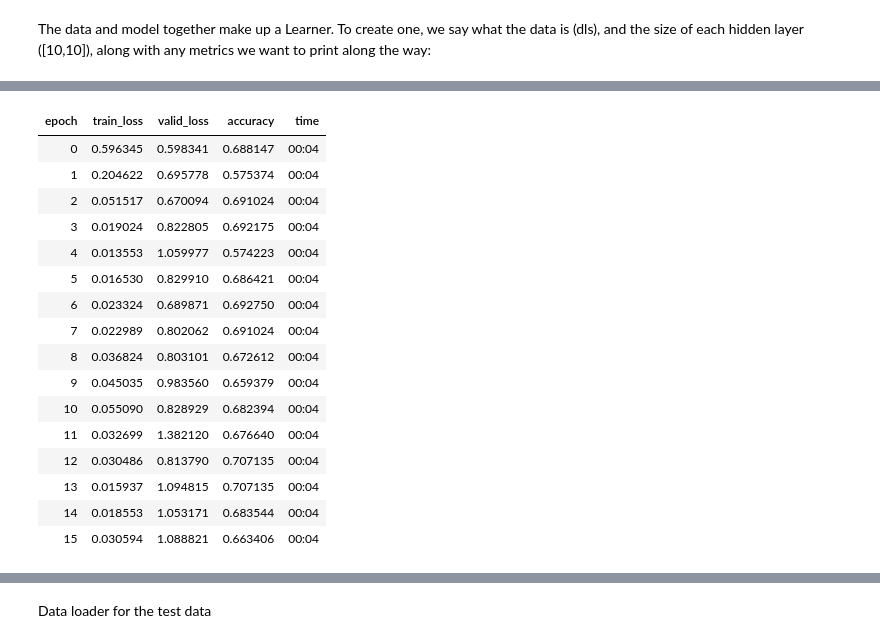
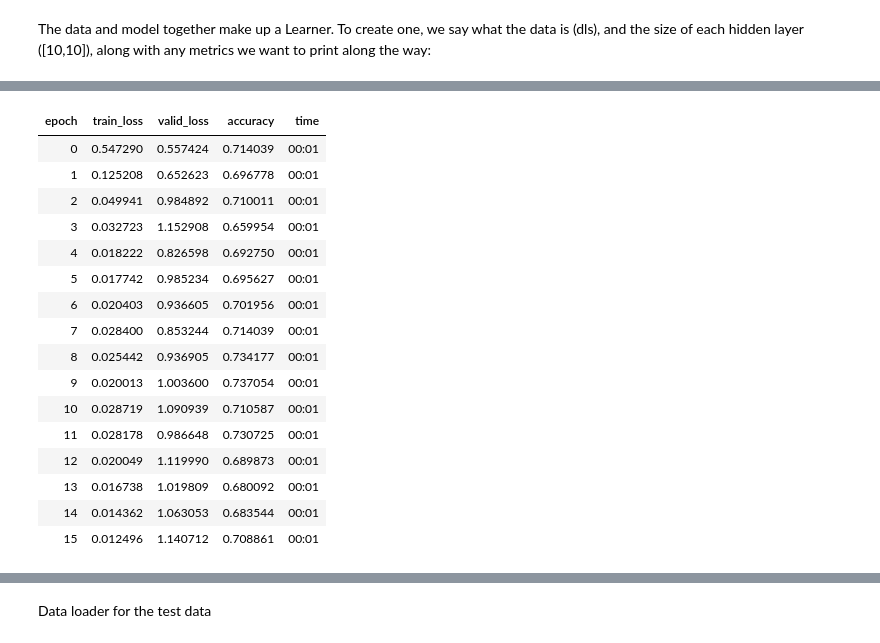
Before and after one commit to nullzero-live/kaggle-projects, a Jupyter notebook: spaceship-titanic-nullzero-fastai-2022.ipynb, the cells around one changed output, grey strips where cells are left out. Saved outputs shown, nothing was run; the diff lists cells and outputs as text; code cells hidden in the pictures.

```diff
--- a/spaceship-titanic-nullzero-fastai-2022.ipynb
+++ b/spaceship-titanic-nullzero-fastai-2022.ipynb
@@ -94,0 +280,35 @@ df_train.head()
+# %%
+# Replace NaN's with outliers for now (so we can split feature)
+df_train['Cabin'].fillna('Z/9999/Z', inplace=True)
+df_test['Cabin'].fillna('Z/9999/Z', inplace=True)
+
+# New features - training set
+df_train['Cabin_deck'] = df_train['Cabin'].apply(lambda x: x.split('/')[0])
+df_test['Cabin_deck'] = df_test['Cabin'].apply(lambda x: x.split('/')[0])
+df_train['Cabin_number'] = df_train['Cabin'].apply(lambda x: x.split('/')[1]).astype(int)
+df_train['Cabin_side'] = df_train['Cabin'].apply(lambda x: x.split('/')[2])
+
+# New features - test set
+df_test['Cabin_deck'] = df_test['Cabin'].apply(lambda x: x.split('/')[0])
+df_test['Cabin_number'] = df_test['Cabin'].apply(lambda x: x.split('/')[1]).astype(int)
+df_test['Cabin_side'] = df_test['Cabin'].apply(lambda x: x.split('/')[2])
+
+# Put Nan's back in (we will fill these later)
+df_train.loc[df_train['Cabin_deck']=='Z', 'Cabin_deck']=np.nan
+df_train.loc[df_train['Cabin_number']==9999, 'Cabin_number']=np.nan
+df_train.loc[df_train['Cabin_side']=='Z', 'Cabin_side']=np.nan
+df_test.loc[df_test['Cabin_deck']=='Z', 'Cabin_deck']=np.nan
+df_test.loc[df_test['Cabin_number']==9999, 'Cabin_number']=np.nan
+df_test.loc[df_test['Cabin_side']=='Z', 'Cabin_side']=np.nan
+
+# Drop Cabin (we don't need it anymore)
+df_train.drop('Cabin', axis=1, inplace=True)
+df_test.drop('Cabin', axis=1, inplace=True)
+
+#df_train['Cabin_deck'].fillnull(np.mean, inplace=True)
+df_train['Cabin_number'].fillna(np.mean, inplace=True)
+df_train['Cabin_side'].fillna(np.mean, inplace=True)
+
+#df_test['Cabin_deck'].fillnull(np.mean, inplace=True)
+df_test['Cabin_number'].fillna(np.mean, inplace=True)
+df_test['Cabin_side'].fillna(np.mean, inplace=True)
@@ -94,0 +331,3 @@ df_train.head()
+# %%
+df_train['Cabin_deck'].fillna('F', inplace=True)
+df_test['Cabin_deck'].fillna('F', inplace=True)
@@ -102,8 +366,8 @@ splits = RandomSplitter()(df_train)
 dls = TabularPandas(
     df_train, splits=splits,
     procs = [Categorify, FillMissing, Normalize],
-    cat_names=["PassengerId","Cabin"],
-    cont_names=['Age', 'RoomService', 'FoodCourt', 'ShoppingMall', 'Spa'],
+    cat_names=["PassengerId","Cabin_deck", "CryoSleep", "Cabin_side"],
+    cont_names=['Age', 'TotalExp'],
     y_names="Transported", y_block = CategoryBlock(),
 ).dataloaders(path=".")
 # %% [markdown]
@@ -119,20 +383,20 @@ SuggestedLRs(slide=0.12022644281387329, valley=0.009120108559727669)
 # %%
-learn.fit(16, lr=0.05)
+learn.fit(16, lr=0.02)
 # %% [output]
 | epoch | train_loss | valid_loss | accuracy | time |
-| 0 | 0.596345 | 0.598341 | 0.688147 | 00:04 |
-| 1 | 0.204622 | 0.695778 | 0.575374 | 00:04 |
-| 2 | 0.051517 | 0.670094 | 0.691024 | 00:04 |
-| 3 | 0.019024 | 0.822805 | 0.692175 | 00:04 |
-| 4 | 0.013553 | 1.059977 | 0.574223 | 00:04 |
-| 5 | 0.016530 | 0.829910 | 0.686421 | 00:04 |
-| 6 | 0.023324 | 0.689871 | 0.692750 | 00:04 |
-| 7 | 0.022989 | 0.802062 | 0.691024 | 00:04 |
-| 8 | 0.036824 | 0.803101 | 0.672612 | 00:04 |
-| 9 | 0.045035 | 0.983560 | 0.659379 | 00:04 |
-| 10 | 0.055090 | 0.828929 | 0.682394 | 00:04 |
-| 11 | 0.032699 | 1.382120 | 0.676640 | 00:04 |
-| 12 | 0.030486 | 0.813790 | 0.707135 | 00:04 |
-| 13 | 0.015937 | 1.094815 | 0.707135 | 00:04 |
-| 14 | 0.018553 | 1.053171 | 0.683544 | 00:04 |
-| 15 | 0.030594 | 1.088821 | 0.663406 | 00:04 |
+| 0 | 0.547290 | 0.557424 | 0.714039 | 00:01 |
+| 1 | 0.125208 | 0.652623 | 0.696778 | 00:01 |
+| 2 | 0.049941 | 0.984892 | 0.710011 | 00:01 |
+| 3 | 0.032723 | 1.152908 | 0.659954 | 00:01 |
+| 4 | 0.018222 | 0.826598 | 0.692750 | 00:01 |
+| 5 | 0.017742 | 0.985234 | 0.695627 | 00:01 |
+| 6 | 0.020403 | 0.936605 | 0.701956 | 00:01 |
+| 7 | 0.028400 | 0.853244 | 0.714039 | 00:01 |
+| 8 | 0.025442 | 0.936905 | 0.734177 | 00:01 |
+| 9 | 0.020013 | 1.003600 | 0.737054 | 00:01 |
+| 10 | 0.028719 | 1.090939 | 0.710587 | 00:01 |
+| 11 | 0.028178 | 0.986648 | 0.730725 | 00:01 |
+| 12 | 0.020049 | 1.119990 | 0.689873 | 00:01 |
+| 13 | 0.016738 | 1.019809 | 0.680092 | 00:01 |
+| 14 | 0.014362 | 1.063053 | 0.683544 | 00:01 |
+| 15 | 0.012496 | 1.140712 | 0.708861 | 00:01 |
```
Also changed, not shown: parts of 37 cells of this notebook.
